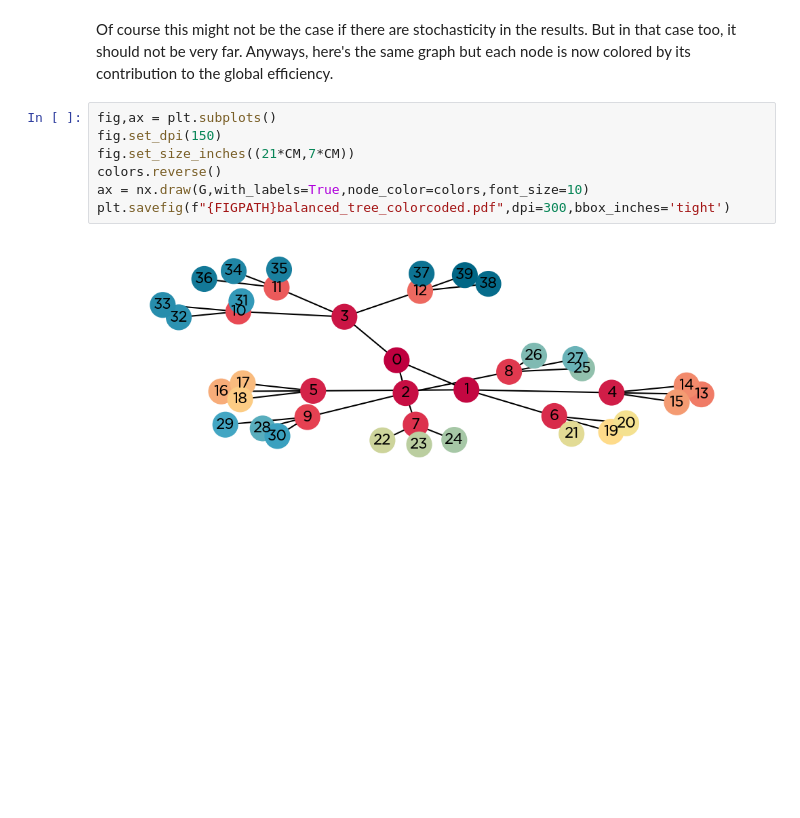
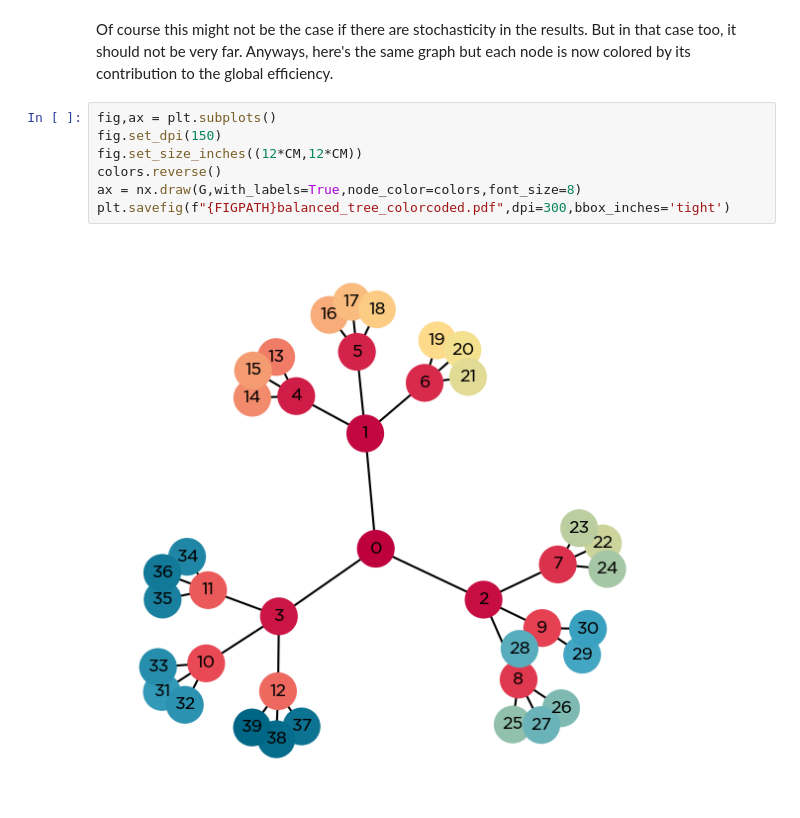
Before and after one commit to kuffmode/msa, a Jupyter notebook: examples/minimal.ipynb, the cells around one changed output. Drawn from its saved outputs; the diff is of its cells as text; blank space fills up the shorter version.

```diff
--- a/examples/minimal.ipynb
+++ b/examples/minimal.ipynb
@@ -143,9 +143,9 @@ Of course this might not be the case if there are stochasticity in the results.
 # %%
 fig,ax = plt.subplots()
 fig.set_dpi(150)
-fig.set_size_inches((21*CM,7*CM))
+fig.set_size_inches((12*CM,12*CM))
 colors.reverse()
-ax = nx.draw(G,with_labels=True,node_color=colors,font_size=10)
+ax = nx.draw(G,with_labels=True,node_color=colors,font_size=8)
 plt.savefig(f"{FIGPATH}balanced_tree_colorcoded.pdf",dpi=300,bbox_inches='tight')
 # %% [output]
-[figure, old version]
+[figure, new version]
```
Also changed, not shown: parts of 1 cell of this notebook, 4 other files.
